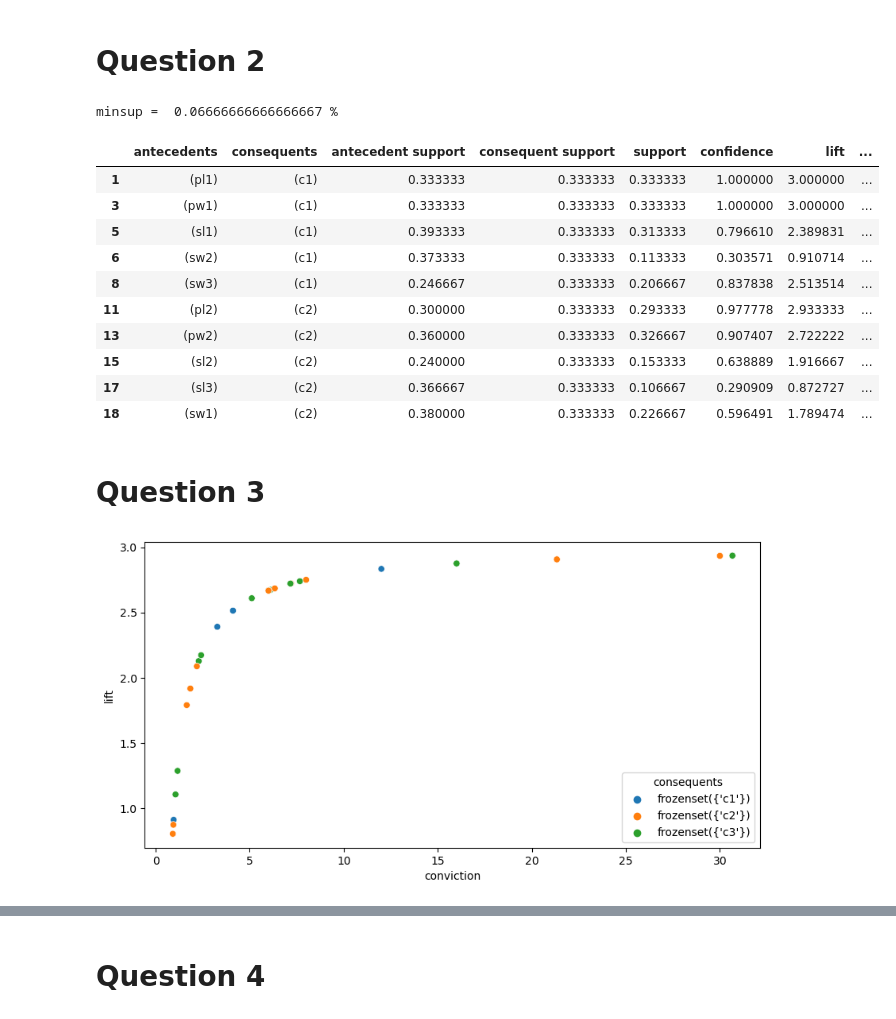
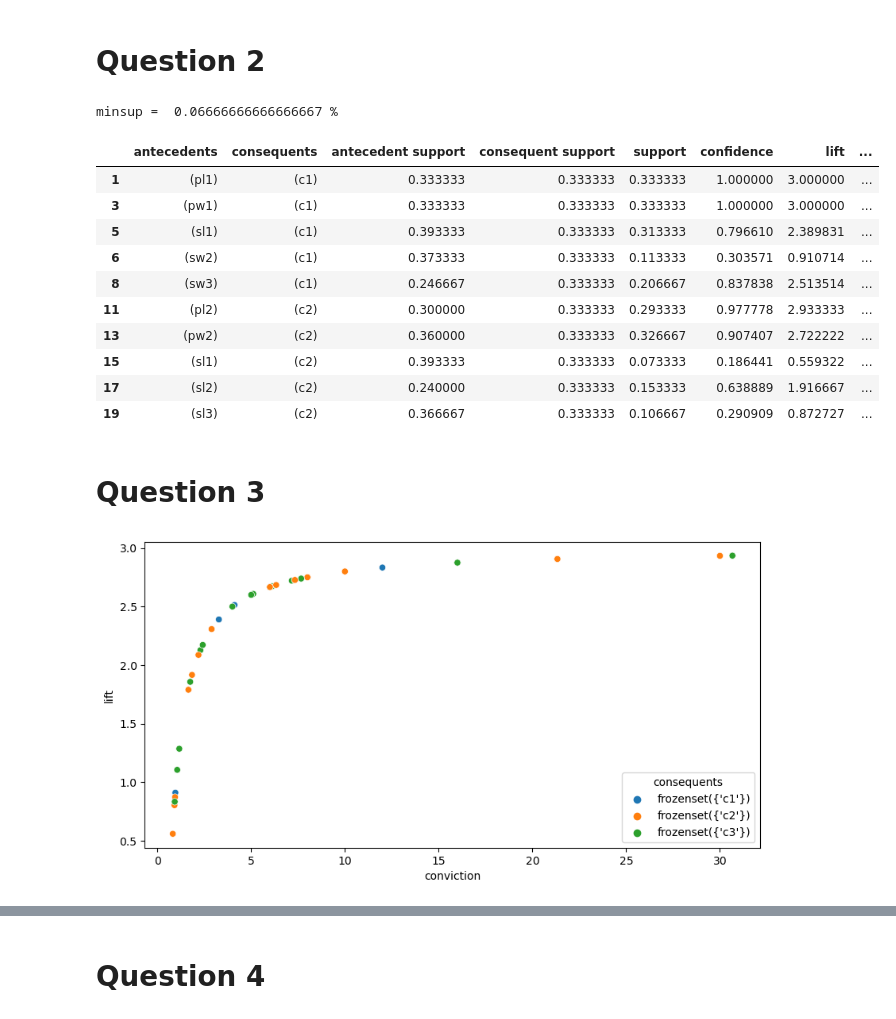
Before and after one commit to Kolienka/apprentissageAuto, a Jupyter notebook: fouille/projet.ipynb, the cells around one changed output, grey strips where cells are left out. Cells and saved outputs as stored; diff of their text form; code cells hidden in the pictures.

```diff
--- a/fouille/projet.ipynb
+++ b/fouille/projet.ipynb
@@ -101,30 +100,30 @@ df.head(10)
 # %%
 minsup = (10/len(df)) #Pas certain de ça
 print("minsup = ", minsup, "%")
 
-FI = apriori(df, min_support=0.1, use_colnames=True)
+FI = apriori(df, min_support=minsup, use_colnames=True)
 
 AR = association_rules(FI, metric="lift", min_threshold=0.1)
 
-def class_as_consequent(x):
+def class_as_consequent(x) -> bool:
     return len(x) == 1 and list(x)[0] in ['c1', 'c2', 'c3']
 
 class_association = AR["consequents"].map(class_as_consequent)
 AR = AR[class_association]
 AR.head(10)
 # %% [output]
 minsup =  0.06666666666666667 %
 |  | antecedents | consequents | antecedent support | consequent support | support | confidence | lift | ... |
 | 1 | (pl1) | (c1) | 0.333333 | 0.333333 | 0.333333 | 1.000000 | 3.000000 | ... |
 | 3 | (pw1) | (c1) | 0.333333 | 0.333333 | 0.333333 | 1.000000 | 3.000000 | ... |
 | 5 | (sl1) | (c1) | 0.393333 | 0.333333 | 0.313333 | 0.796610 | 2.389831 | ... |
 | 6 | (sw2) | (c1) | 0.373333 | 0.333333 | 0.113333 | 0.303571 | 0.910714 | ... |
 | 8 | (sw3) | (c1) | 0.246667 | 0.333333 | 0.206667 | 0.837838 | 2.513514 | ... |
 | 11 | (pl2) | (c2) | 0.300000 | 0.333333 | 0.293333 | 0.977778 | 2.933333 | ... |
 | 13 | (pw2) | (c2) | 0.360000 | 0.333333 | 0.326667 | 0.907407 | 2.722222 | ... |
-| 15 | (sl2) | (c2) | 0.240000 | 0.333333 | 0.153333 | 0.638889 | 1.916667 | ... |
-| 17 | (sl3) | (c2) | 0.366667 | 0.333333 | 0.106667 | 0.290909 | 0.872727 | ... |
-| 18 | (sw1) | (c2) | 0.380000 | 0.333333 | 0.226667 | 0.596491 | 1.789474 | ... |
+| 15 | (sl1) | (c2) | 0.393333 | 0.333333 | 0.073333 | 0.186441 | 0.559322 | ... |
+| 17 | (sl2) | (c2) | 0.240000 | 0.333333 | 0.153333 | 0.638889 | 1.916667 | ... |
+| 19 | (sl3) | (c2) | 0.366667 | 0.333333 | 0.106667 | 0.290909 | 0.872727 | ... |
 # %% [markdown]
 # Question 3
 # %%
@@ -133,7 +132,7 @@ plt.figure(figsize=(10, 5))
 sns.scatterplot(x='conviction', y='lift', data=AR, hue="consequents")
 plt.show()
 # %% [output]
-[figure, old version]
+[figure, new version]
 # %%
 #Display rsup vs conf
 plt.figure(figsize=(10, 5))
```
Also changed, not shown: parts of 5 cells of this notebook.
